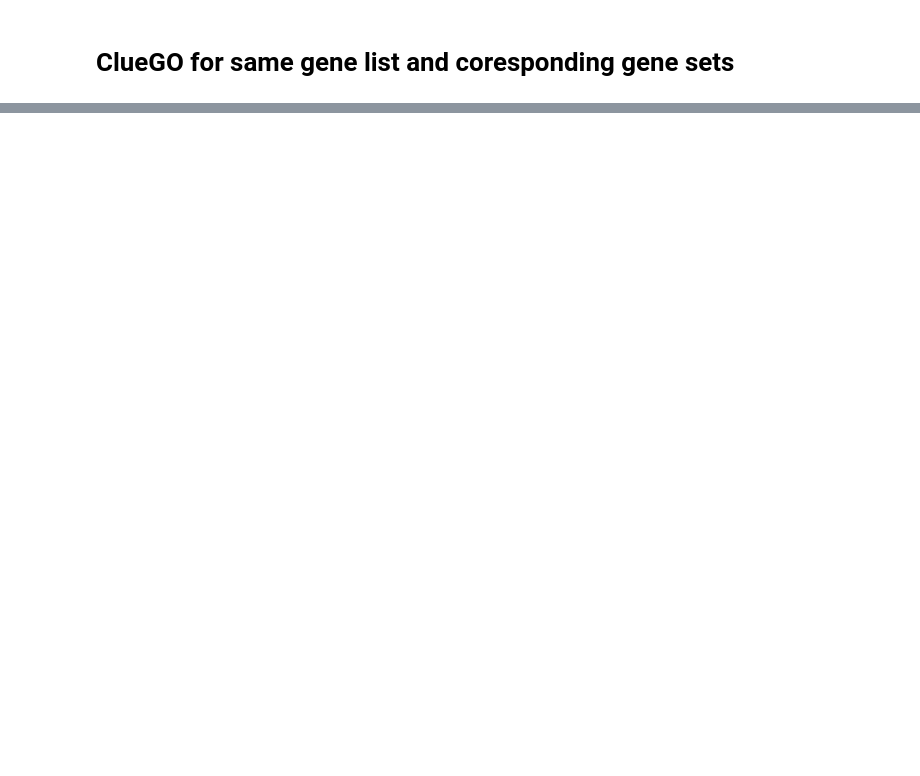
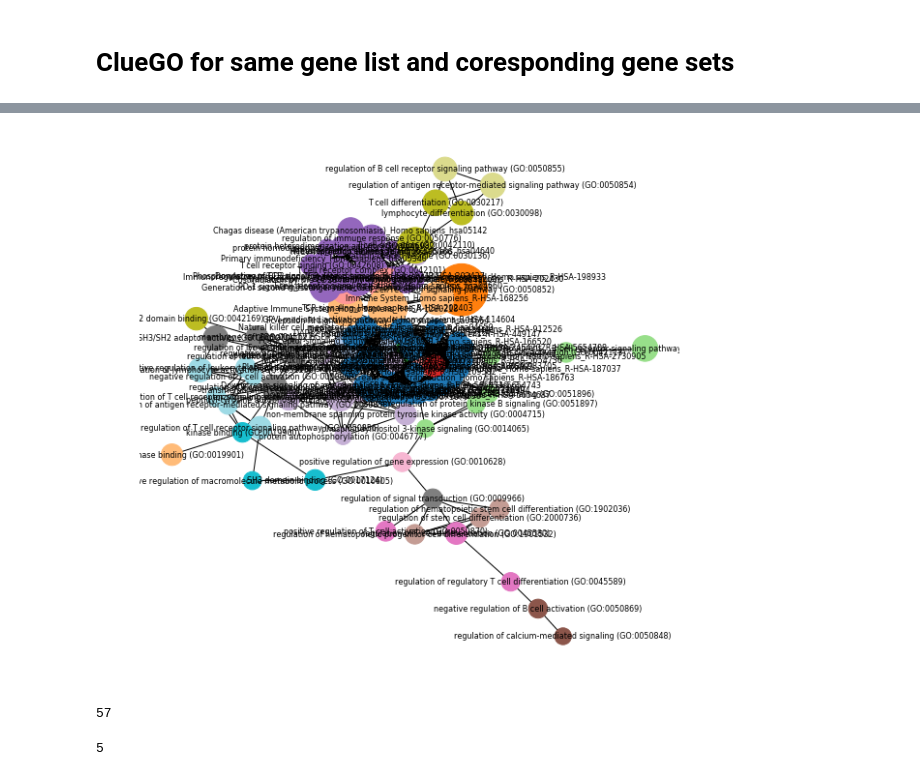
Before and after one commit to Benja1972/bioinformatics, a Jupyter notebook: EnrichrLib_tutorial.ipynb, the cells around one changed output, grey strips where cells are left out. Cells and saved outputs as stored; diff of their text form; code cells hidden in the pictures; blank space fills up the shorter version.

```diff
--- a/EnrichrLib_tutorial.ipynb
+++ b/EnrichrLib_tutorial.ipynb
@@ -206,3 +226,27 @@ if SAVE:
 # ClueGO for same gene list and coresponding gene sets
 # %% [markdown]
 ![title](im/React2016_EnrichTest_netClue.png)
+# %%
+import networkx as nx
+cl = [G.nodes[v]['cluster'] for v in G]
+sz = [G.nodes[v]['mlog10pVal']*100 for v in G]
+
+f1, ax1 = plt.subplots(figsize=(10, 10))
+
+nx.draw(G, pos=nx.kamada_kawai_layout(G),
+        with_labels = True,
+        node_color = cl,
+        node_size =  sz,
+        font_size=8,
+        cmap = cm)
+# %% [output]
+[figure, added]
+# %%
+import numpy as np
+np.argmax(sz)
+# %% [output]
+57
+# %%
+print(cl[57])
+# %% [output]
+5
```
Also changed, not shown: parts of 11 cells of this notebook, 1 other file.
